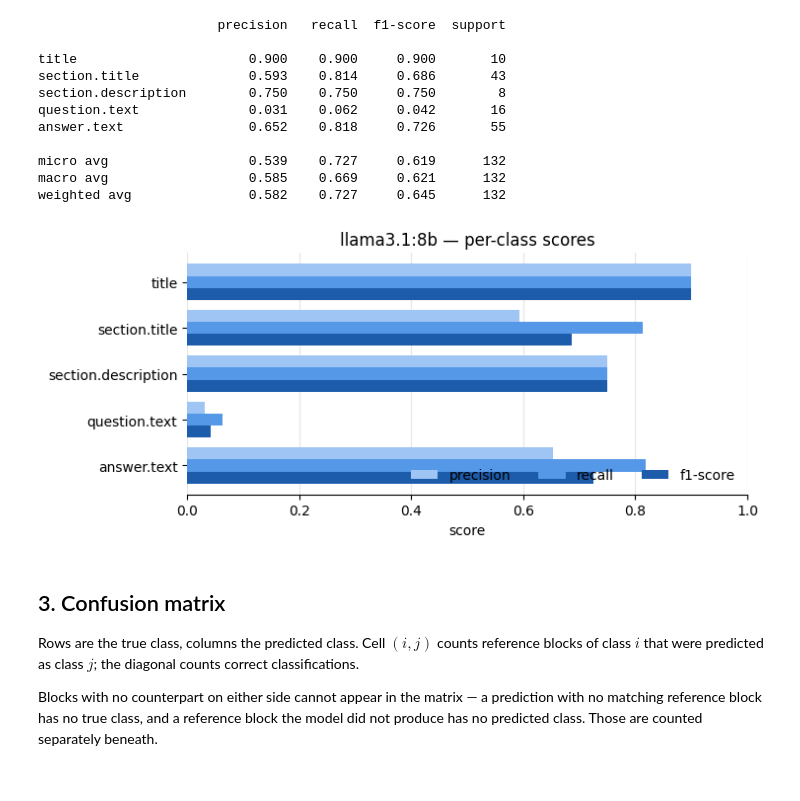
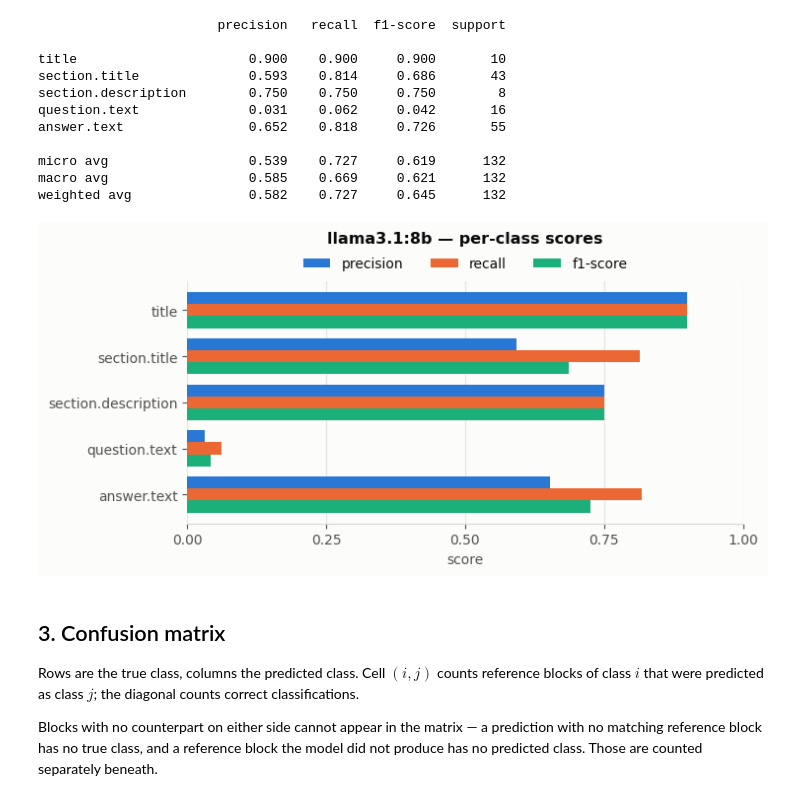
Before and after one commit to fairdataihub/dmpbridge, a Jupyter notebook: notebooks/1-llama31-8b-results-pdfplumber.ipynb, the cells around one changed output. Saved outputs shown, nothing was run; the diff lists cells and outputs as text; code cells hidden in the pictures.

```diff
--- a/notebooks/1-llama31-8b-results-pdfplumber.ipynb
+++ b/notebooks/1-llama31-8b-results-pdfplumber.ipynb
@@ -57,6 +71,24 @@ print()
 print(f"  precision  {m['precision']:.3f}")
 print(f"  recall     {m['recall']:.3f}")
 print(f"  f1-score   {m['f1']:.3f}")
+
+fig, ax = plt.subplots(figsize=(6.6, 2.6))
+names = ['precision', 'recall', 'f1-score']
+vals = [m['precision'], m['recall'], m['f1']]
+bars = ax.barh(names, vals, color=[PRECISION, RECALL, F1], height=0.6)
+for b, v in zip(bars, vals):
+    ax.text(v + 0.015, b.get_y() + b.get_height() / 2, f'{v:.3f}',
+            va='center', fontweight='bold', color=INK, fontsize=10)
+ax.set_xlim(0, 1.08)
+ax.set_xticks([0, 0.25, 0.5, 0.75, 1.0])
+ax.grid(axis='x', color=GRID, linewidth=0.9)
+ax.set_axisbelow(True)
+ax.invert_yaxis()
+ax.set_title(f'{MODEL} — micro-averaged')
+for side in ('top', 'right', 'left'):
+    ax.spines[side].set_visible(False)
+plt.tight_layout()
+plt.show()
 # %% [output]
 llama3.1:8b — micro-averaged over 10 documents
 
@@ -103,29 +136,31 @@ micro avg                  0.539    0.727     0.619      132
 macro avg                  0.585    0.669     0.621      132
 weighted avg               0.582    0.727     0.645      132
 # %%
-fig, ax = plt.subplots(figsize=(7.5, 3.4))
+fig, ax = plt.subplots(figsize=(7.5, 3.7))
 y = np.arange(len(per_class))
 h = 0.26
-for k, (col, colour) in enumerate((('precision', '#9ec5f4'),
-                                   ('recall', '#5598e7'),
-                                   ('f1', '#1c5cab'))):
+for k, (col, colour) in enumerate((('precision', PRECISION),
+                                   ('recall', RECALL),
+                                   ('f1', F1))):
     ax.barh(y + (k - 1) * h, per_class[col], height=h,
             color=colour, label=col if col != 'f1' else 'f1-score')
 ax.set_yticks(y)
 ax.set_yticklabels(per_class.index)
 ax.set_xlim(0, 1)
 ax.set_xlabel('score')
 ax.invert_yaxis()
-ax.legend(frameon=False, ncol=3, loc='lower right')
-ax.set_title(f'{MODEL} — per-class scores')
-ax.grid(axis='x', color='#e6e6e2', linewidth=0.8)
+ax.set_xticks([0, 0.25, 0.5, 0.75, 1.0])
+ax.legend(ncol=3, loc='lower center', bbox_to_anchor=(0.5, 1.02),
+          borderaxespad=0)
+ax.set_title(f'{MODEL} — per-class scores', pad=28)
+ax.grid(axis='x', color=GRID, linewidth=0.9)
 ax.set_axisbelow(True)
 for side in ('top', 'right', 'left'):
     ax.spines[side].set_visible(False)
 plt.tight_layout()
 plt.show()
 # %% [output]
-[figure, old version]
+[figure, new version]
 # %% [markdown]
 ## 3. Confusion matrix
 
```
Also changed, not shown: parts of 3 cells of this notebook.
